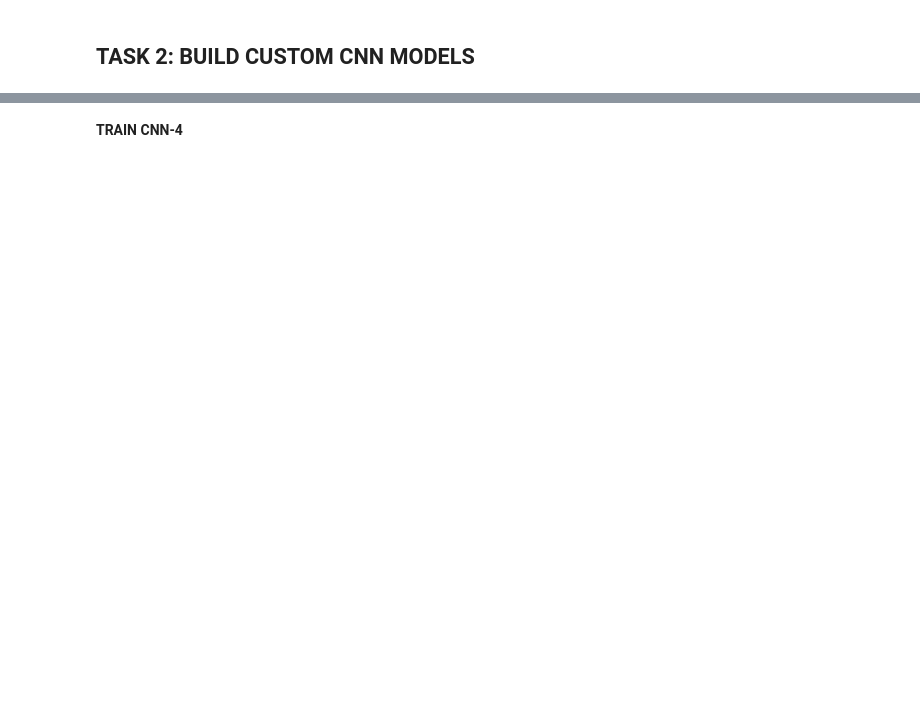
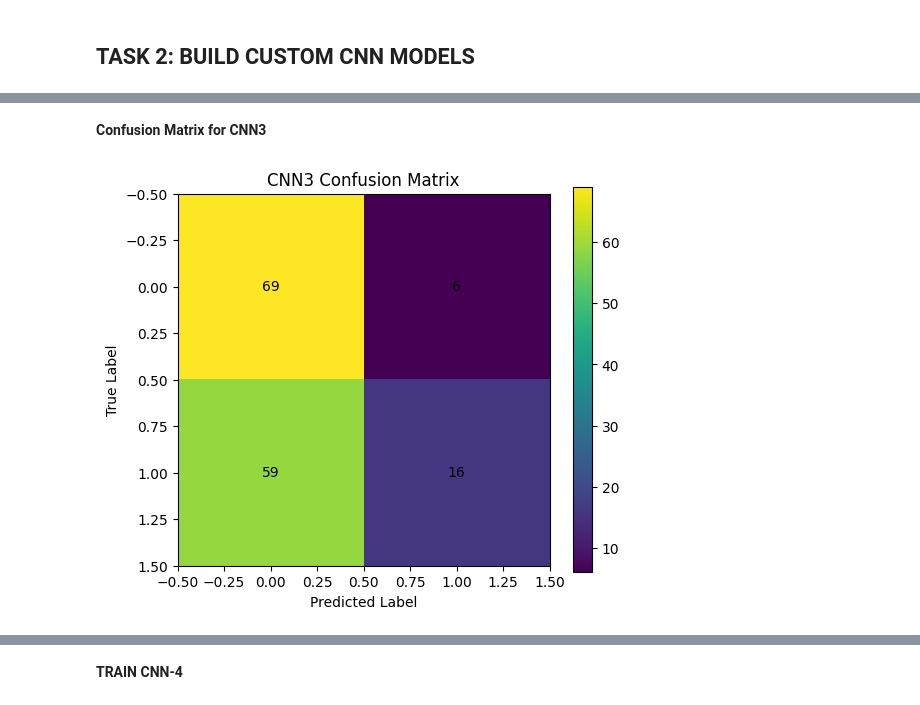
Before and after one commit to Haniakhan702/AneRBC-ANN-and-DL, a Jupyter notebook: AneRBC_ANN_and_DL.ipynb, the cells around one changed output, grey strips where cells are left out. Saved outputs shown, nothing was run; the diff lists cells and outputs as text; code cells hidden in the pictures; blank space fills up the shorter version.

```diff
--- a/AneRBC_ANN_and_DL.ipynb
+++ b/AneRBC_ANN_and_DL.ipynb
@@ -686,0 +557,13 @@ evaluate_model(
+# %%
+cnn3 = CNN3().to(device)
+
+optimizer = optim.Adam(
+    cnn3.parameters(),
+    lr=0.0005
+)
+
+cnn3_losses = train_model(
+    cnn3,
+    train_loader,
+    epochs=15
+)
@@ -686,0 +662,5 @@ evaluate_model(
+# %%
+y_true_3, y_pred_3 = evaluate_model(
+    cnn3,
+    test_loader
+)
@@ -686,0 +681,26 @@ evaluate_model(
+# %% [markdown]
+**Confusion Matrix for CNN3**
+# %%
+import matplotlib.pyplot as plt
+from sklearn.metrics import confusion_matrix
+
+cm = confusion_matrix(y_true_3, y_pred_3)
+
+plt.figure(figsize=(6,5))
+plt.imshow(cm, interpolation='nearest')
+plt.title("CNN3 Confusion Matrix")
+plt.colorbar()
+
+plt.xlabel("Predicted Label")
+plt.ylabel("True Label")
+
+for i in range(cm.shape[0]):
+    for j in range(cm.shape[1]):
+        plt.text(j, i, str(cm[i, j]),
+                 ha="center", va="center")
+
+plt.savefig("CNN3_Confusion_Matrix.png")
+
+plt.show()
+# %% [output]
+[figure, added]
```
Also changed, not shown: parts of 80 cells of this notebook.
